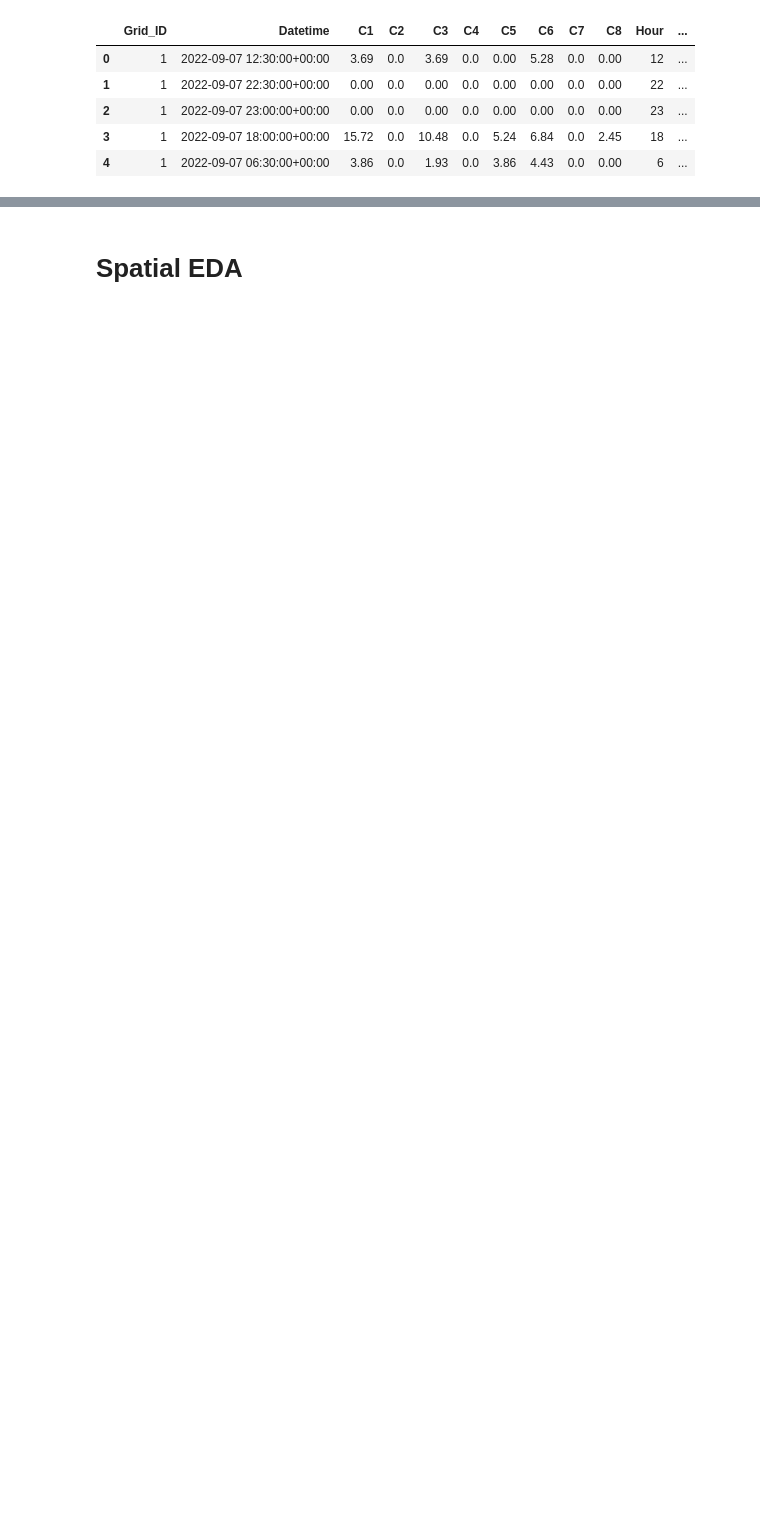
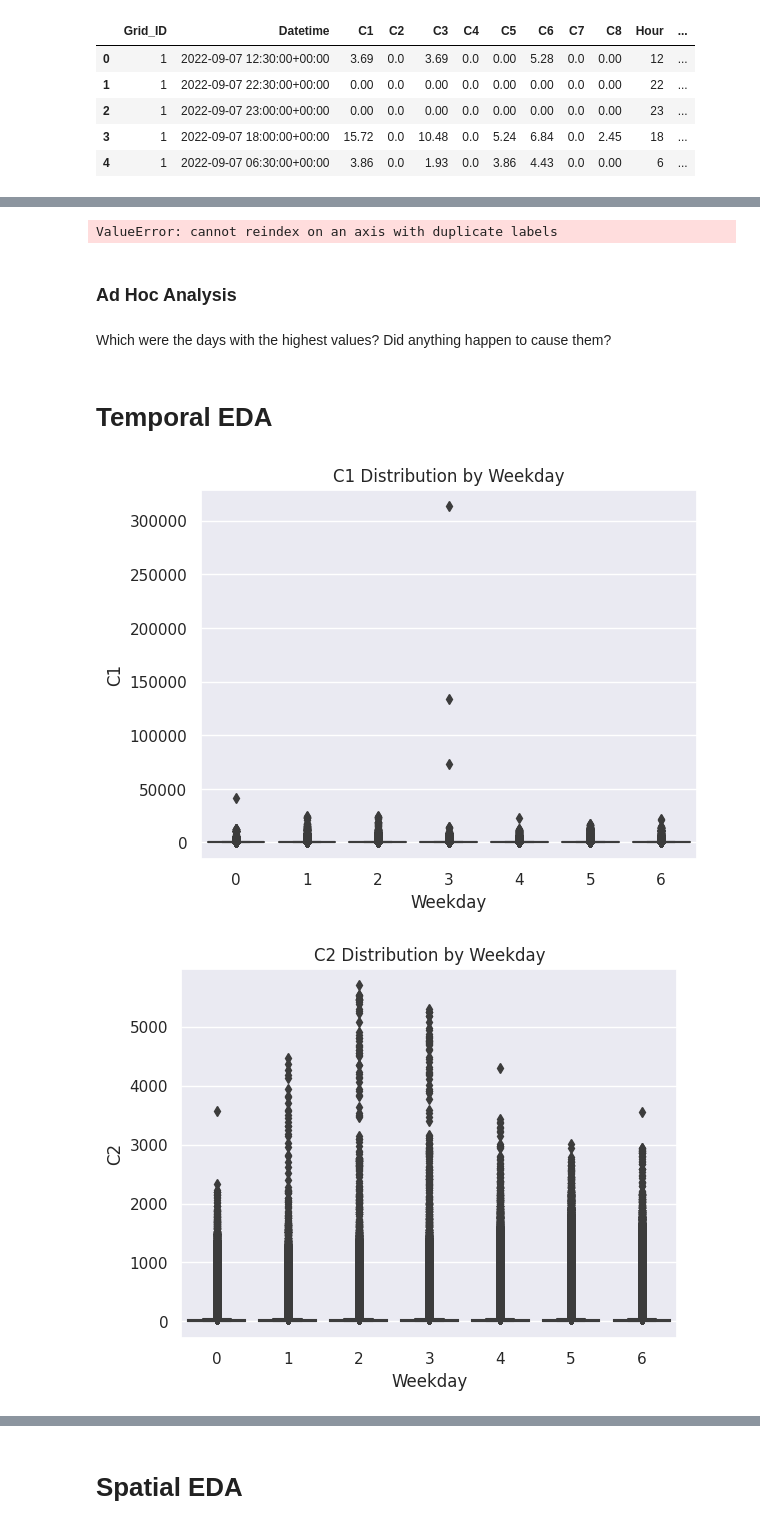
Before and after one commit to duarteoliper/WDL_2023, a Jupyter notebook: notebooks/eda.ipynb, the cells around one changed output, grey strips where cells are left out. Drawn from its saved outputs; the diff is of its cells as text; code cells hidden in the pictures; blank space fills up the shorter version.

```diff
--- a/notebooks/eda.ipynb
+++ b/notebooks/eda.ipynb
@@ -160,0 +431,30 @@ Long tails for some of these features!
+# %%
+def replace_outliers(df, grid_id_col='Grid_ID'):
+    for grid_id in df[grid_id_col].unique():
+        grid_data = df[df[grid_id_col] == grid_id]
+        new_grid_data = replace_outliers_with_custom_interpolation(grid_data,
+                                                                   columns_to_check)
+        df[df[grid_id_col] == grid_id] = new_grid_data
+    return df
+# %%
+df_movs = replace_outliers(df_movs)
+# %% [output]
+ValueError: cannot reindex on an axis with duplicate labels
+# %% [markdown]
+### Ad Hoc Analysis
+# %% [markdown]
+Which were the days with the highest values? Did anything happen to cause them?
+# %% [markdown]
+# Temporal EDA
+# %%
+# Create a box plot or violin plot for each feature (C1 to C8)
+for col in ['C1', 'C2', 'C3', 'C4', 'C5', 'C6', 'C7', 'C8']:
+    plt.figure()
+    sns.boxplot(x='Weekday', y=col, data=df_movs)
+    # Optionally, use violin plot instead of box plot
+    # sns.violinplot(x='Weekday', y=col, data=df)
+    plt.title(f'{col} Distribution by Weekday')
+    plt.show()
+# %% [output]
+[figure, added]
+[figure, added]
```
Also changed, not shown: parts of 29 cells of this notebook, 1 other file.
